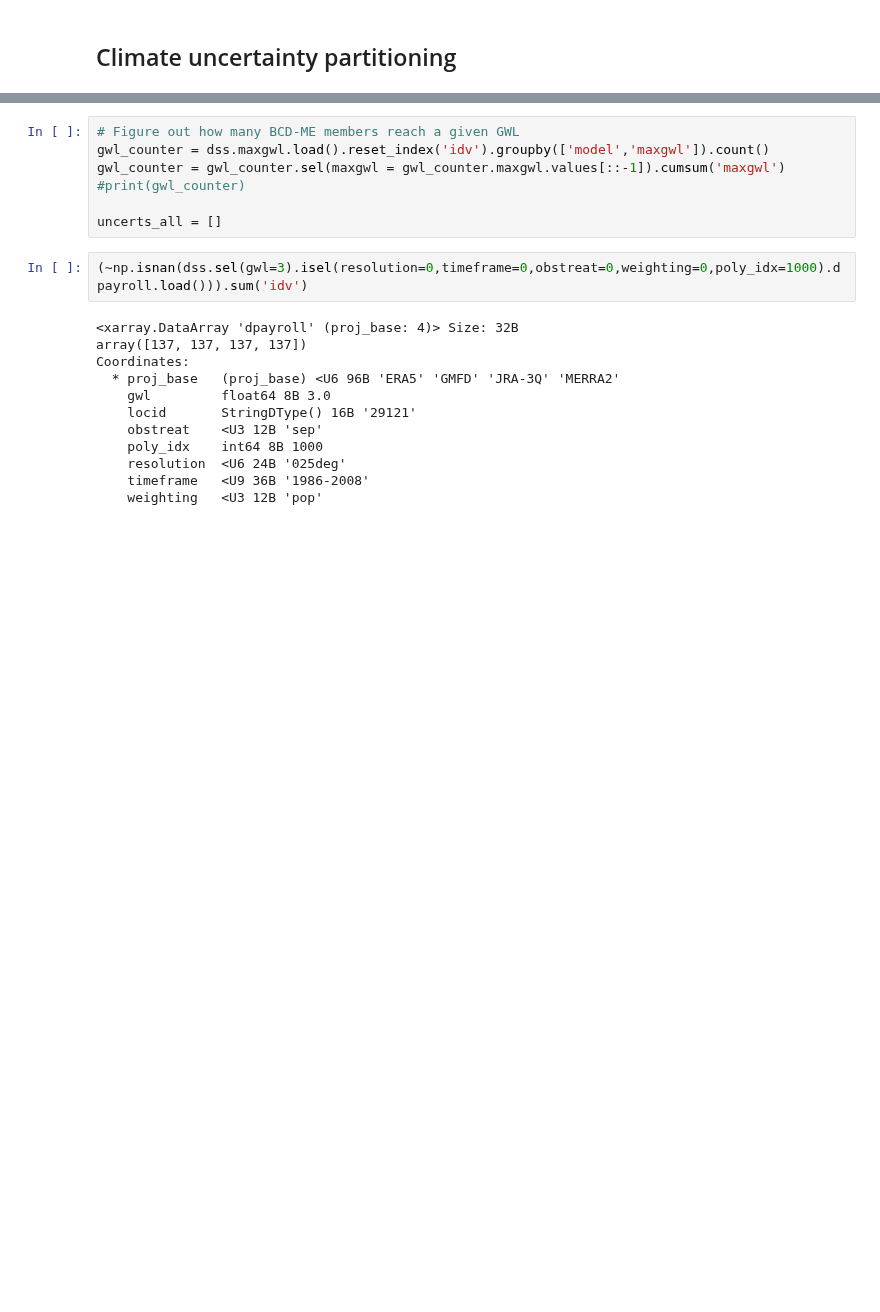
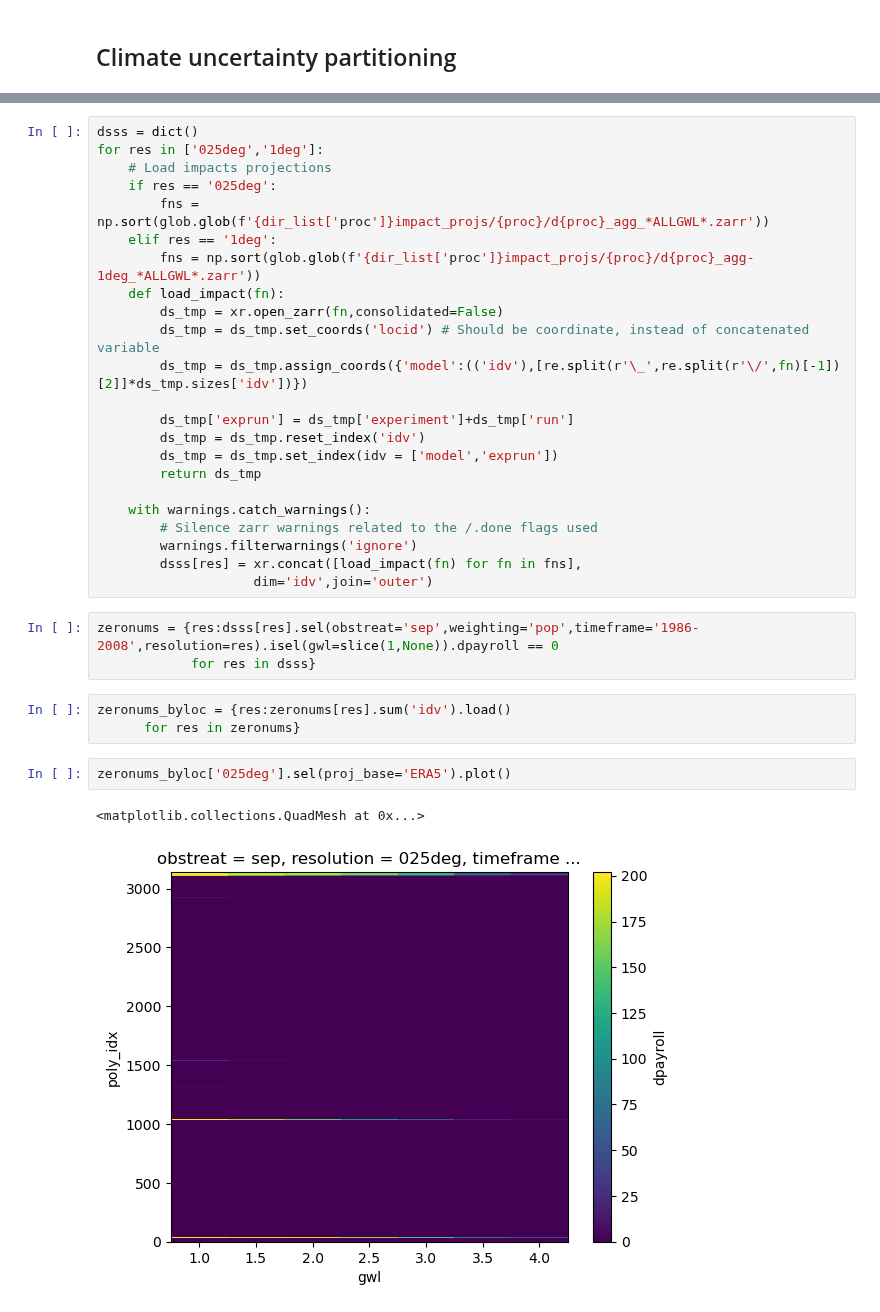
Before and after one commit to ks905383/impact_uncertainty, a Jupyter notebook: code/4_partition_uncertainties.ipynb, the cells around one changed output, grey strips where cells are left out. Saved outputs shown, nothing was run; the diff lists cells and outputs as text; blank space fills up the shorter version.

```diff
--- a/code/4_partition_uncertainties.ipynb
+++ b/code/4_partition_uncertainties.ipynb
@@ -269,21 +236,34 @@ dss_tmp = dss_tmp.chunk({'model':-1,'exprun':-1})
-# %%
-# Figure out how many BCD-ME members reach a given GWL
-gwl_counter = dss.maxgwl.load().reset_index('idv').groupby(['model','maxgwl']).count()
-gwl_counter = gwl_counter.sel(maxgwl = gwl_counter.maxgwl.values[::-1]).cumsum('maxgwl')
-#print(gwl_counter)
-
-uncerts_all = []
-# %%
-(~np.isnan(dss.sel(gwl=3).isel(resolution=0,timeframe=0,obstreat=0,weighting=0,poly_idx=1000).dpayroll.load())).sum('idv')
-# %% [output]
-<xarray.DataArray 'dpayroll' (proj_base: 4)> Size: 32B
-array([137, 137, 137, 137])
-Coordinates:
-  * proj_base   (proj_base) <U6 96B 'ERA5' 'GMFD' 'JRA-3Q' 'MERRA2'
-    gwl         float64 8B 3.0
-    locid       StringDType() 16B '29121'
-    obstreat    <U3 12B 'sep'
-    poly_idx    int64 8B 1000
-    resolution  <U6 24B '025deg'
-    timeframe   <U9 36B '1986-2008'
-    weighting   <U3 12B 'pop'
+# %%
+dsss = dict()
+for res in ['025deg','1deg']:
+    # Load impacts projections
+    if res == '025deg':
+        fns = np.sort(glob.glob(f'{dir_list['proc']}impact_projs/{proc}/d{proc}_agg_*ALLGWL*.zarr'))
+    elif res == '1deg':
+        fns = np.sort(glob.glob(f'{dir_list['proc']}impact_projs/{proc}/d{proc}_agg-1deg_*ALLGWL*.zarr'))
+    def load_impact(fn):
+        ds_tmp = xr.open_zarr(fn,consolidated=False)
+        ds_tmp = ds_tmp.set_coords('locid') # Should be coordinate, instead of concatenated variable
+        ds_tmp = ds_tmp.assign_coords({'model':(('idv'),[re.split(r'\_',re.split(r'\/',fn)[-1])[2]]*ds_tmp.sizes['idv'])})
+
+        ds_tmp['exprun'] = ds_tmp['experiment']+ds_tmp['run']
+        ds_tmp = ds_tmp.reset_index('idv')
+        ds_tmp = ds_tmp.set_index(idv = ['model','exprun'])
+        return ds_tmp
+
+    with warnings.catch_warnings():
+        # Silence zarr warnings related to the /.done flags used
+        warnings.filterwarnings('ignore')
+        dsss[res] = xr.concat([load_impact(fn) for fn in fns],
+                    dim='idv',join='outer')
+# %%
+zeronums = {res:dsss[res].sel(obstreat='sep',weighting='pop',timeframe='1986-2008',resolution=res).isel(gwl=slice(1,None)).dpayroll == 0
+            for res in dsss}
+# %%
+zeronums_byloc = {res:zeronums[res].sum('idv').load()
+      for res in zeronums}
+# %%
+zeronums_byloc['025deg'].sel(proj_base='ERA5').plot()
+# %% [output]
+<matplotlib.collections.QuadMesh at 0x...>
+[figure, added]
```
Also changed, not shown: parts of 23 cells of this notebook, 30 other files.
